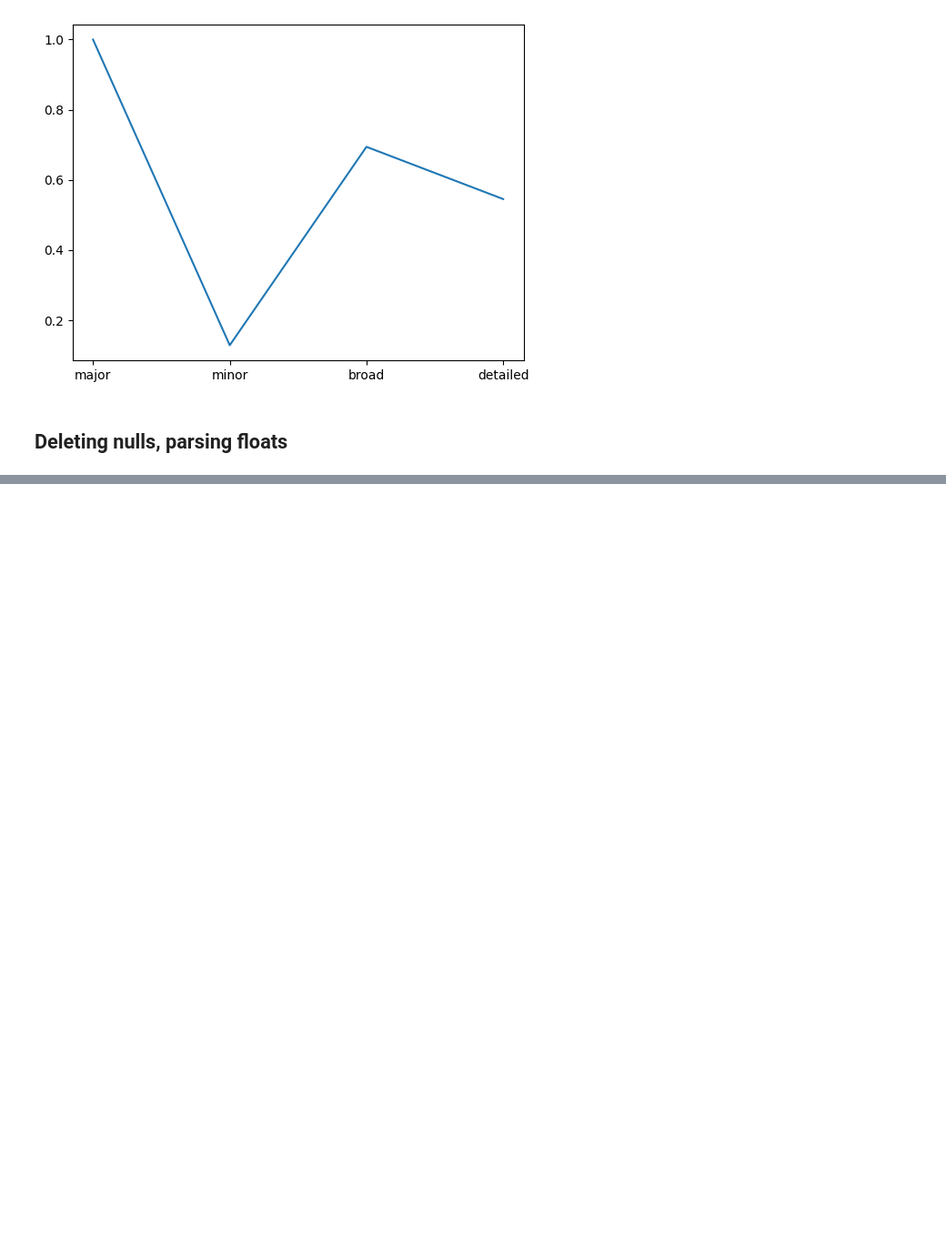
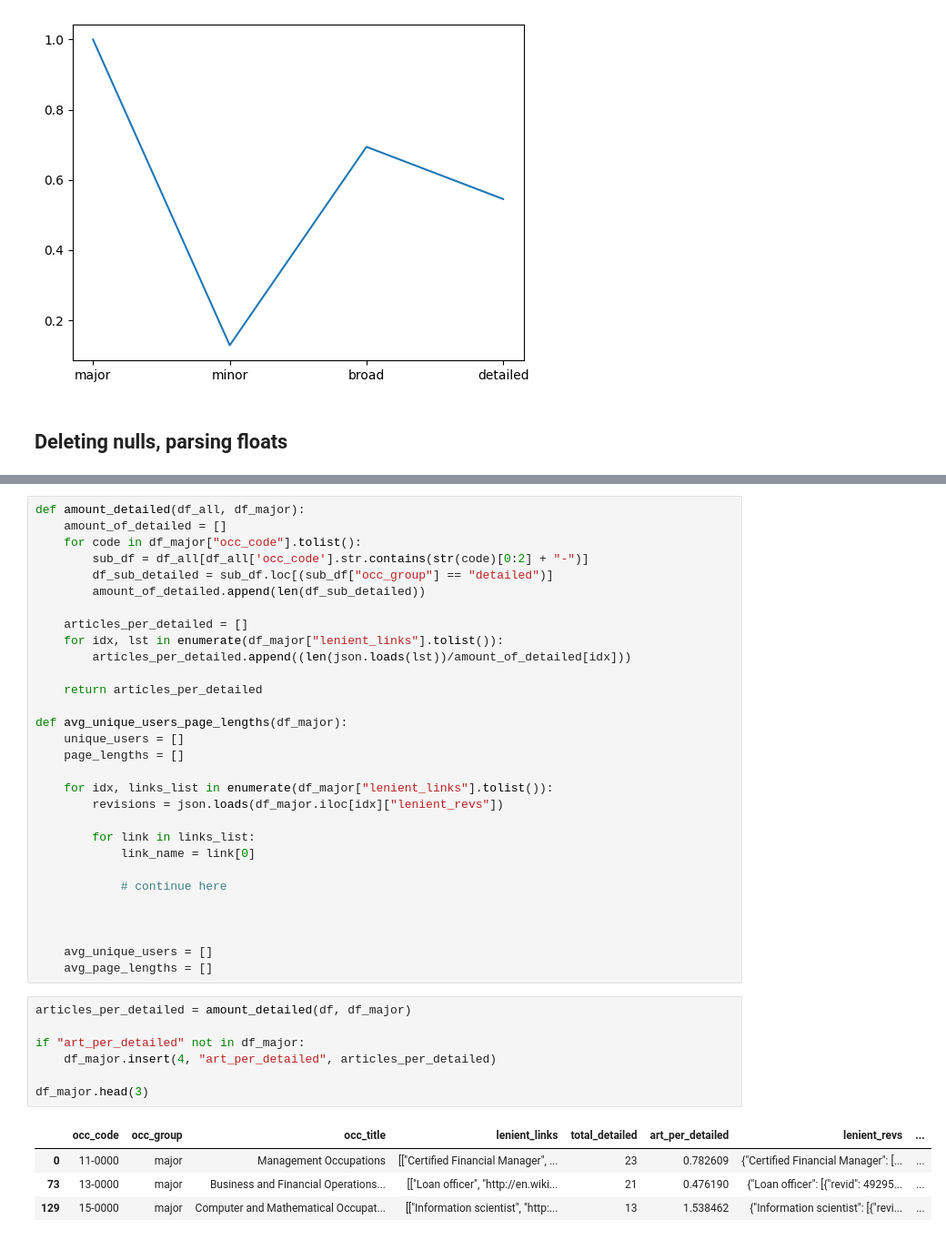
Before and after one commit to digital-scrappy/wikipedia-revisions, a Jupyter notebook: Analysis/gender_race_analysis.ipynb, the cells around one changed output, grey strips where cells are left out. Shown: that part at 91% size. Drawn from its saved outputs; the diff is of its cells as text; blank space fills up the shorter version.

```diff
--- a/Analysis/gender_race_analysis.ipynb
+++ b/Analysis/gender_race_analysis.ipynb
@@ -55,0 +101,42 @@ test
+# %%
+def amount_detailed(df_all, df_major):
+    amount_of_detailed = []
+    for code in df_major["occ_code"].tolist():
+        sub_df = df_all[df_all['occ_code'].str.contains(str(code)[0:2] + "-")]
+        df_sub_detailed = sub_df.loc[(sub_df["occ_group"] == "detailed")]
+        amount_of_detailed.append(len(df_sub_detailed))
+
+    articles_per_detailed = []
+    for idx, lst in enumerate(df_major["lenient_links"].tolist()):
+        articles_per_detailed.append((len(json.loads(lst))/amount_of_detailed[idx]))
+
+    return articles_per_detailed
+
+def avg_unique_users_page_lengths(df_major):
+    unique_users = []
+    page_lengths = []
+
+    for idx, links_list in enumerate(df_major["lenient_links"].tolist()):
+        revisions = json.loads(df_major.iloc[idx]["lenient_revs"])
+
+        for link in links_list:
+            link_name = link[0]
+
+            # continue here
+
+
+
+    avg_unique_users = []
+    avg_page_lengths = []
+# %%
+articles_per_detailed = amount_detailed(df, df_major)
+
+if "art_per_detailed" not in df_major:
+    df_major.insert(4, "art_per_detailed", articles_per_detailed)
+
+df_major.head(3)
+# %% [output]
+|  | occ_code | occ_group | occ_title | lenient_links | total_detailed | art_per_detailed | lenient_revs | ... |
+| 0 | 11-0000 | major | Management Occupations | [["Certified Financial Manager", ... | 23 | 0.782609 | {"Certified Financial Manager": [... | ... |
+| 73 | 13-0000 | major | Business and Financial Operations... | [["Loan officer", "http://en.wiki... | 21 | 0.476190 | {"Loan officer": [{"revid": 49295... | ... |
+| 129 | 15-0000 | major | Computer and Mathematical Occupat... | [["Information scientist", "http:... | 13 | 1.538462 | {"Information scientist": [{"revi... | ... |
```
Also changed, not shown: parts of 7 cells of this notebook.
